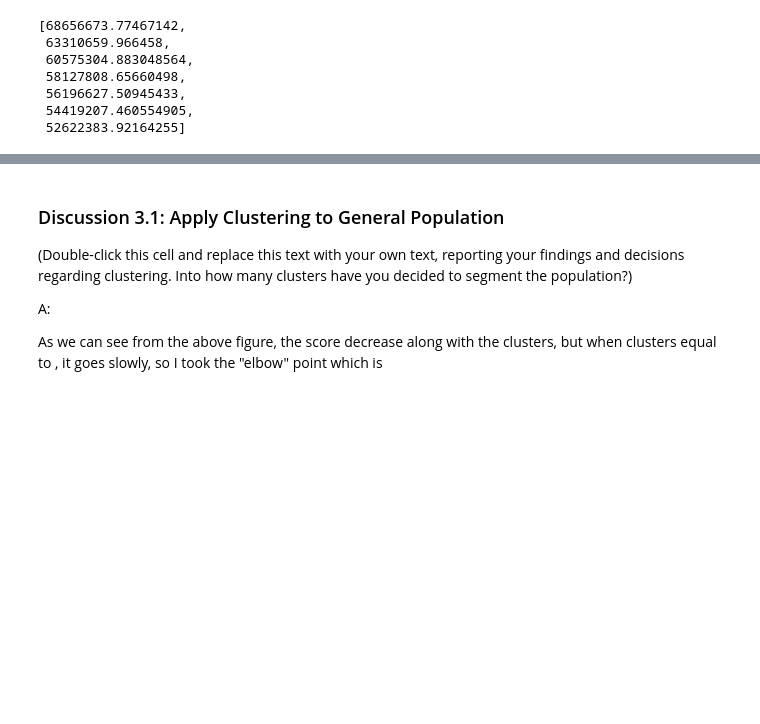
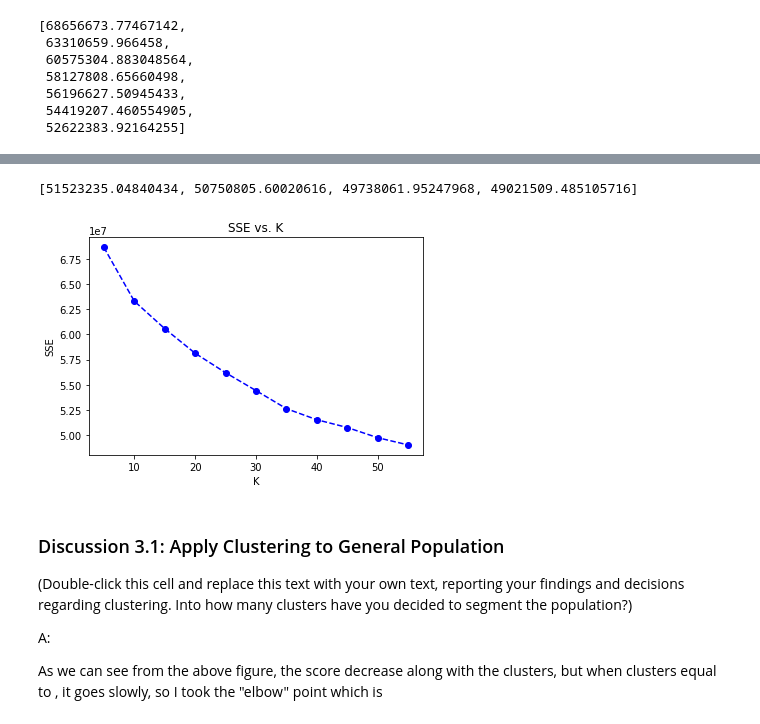
Before and after one commit to dylan-shao/ML-DS-Udacity_Data_Scientist_Nanodegree, a Jupyter notebook: 0. Projects/Unspuervised Learning: Identify_Customer_Segments/Identify_Customer_Segments.ipynb, the cells around one changed output, grey strips where cells are left out. Drawn from its saved outputs; the diff is of its cells as text; code cells hidden in the pictures; blank space fills up the shorter version.

```diff
--- a/0. Projects/Unspuervised Learning: Identify_Customer_Segments/Identify_Customer_Segments.ipynb
+++ b/0. Projects/Unspuervised Learning: Identify_Customer_Segments/Identify_Customer_Segments.ipynb
@@ -1201,6 +1203,18 @@ KeyboardInterrupt:
 # %%
 # Re-fit the k-means model with the selected number of clusters and obtain
 # cluster predictions for the general population demographics data.
+scores2
+# %% [output]
+[51523235.04840434, 50750805.60020616, 49738061.95247968, 49021509.485105716]
+# %%
+score_total = scores + scores2
+range_total = range(5, 60, 5)
+plt.plot(range_total, score_total, linestyle='--', marker='o', color='b');
+plt.xlabel('K');
+plt.ylabel('SSE');
+plt.title('SSE vs. K');
+# %% [output]
+[figure, added]
 # %% [markdown]
 ### Discussion 3.1: Apply Clustering to General Population
 
```
Also changed, not shown: parts of 1 cell of this notebook, 3 other files.
